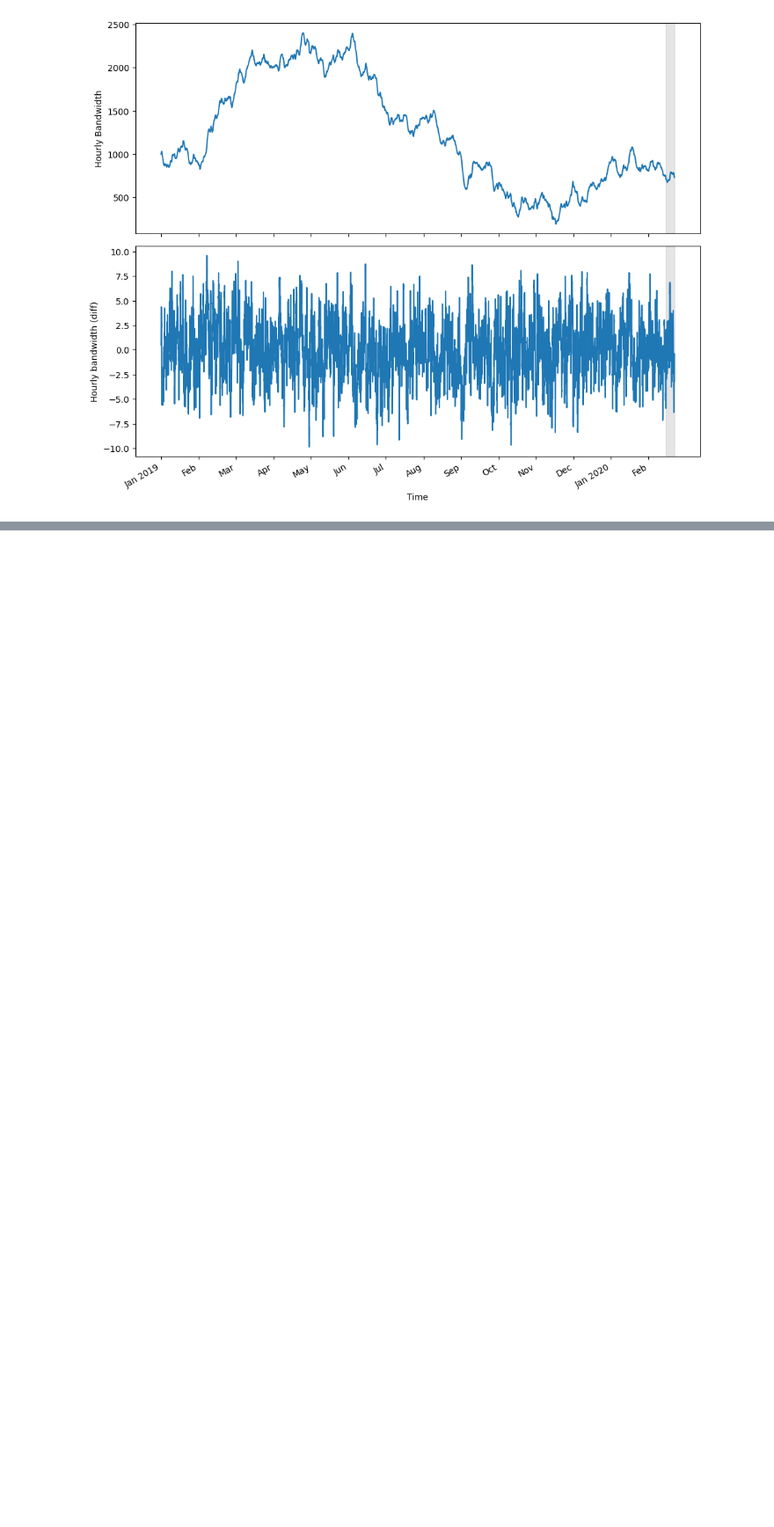
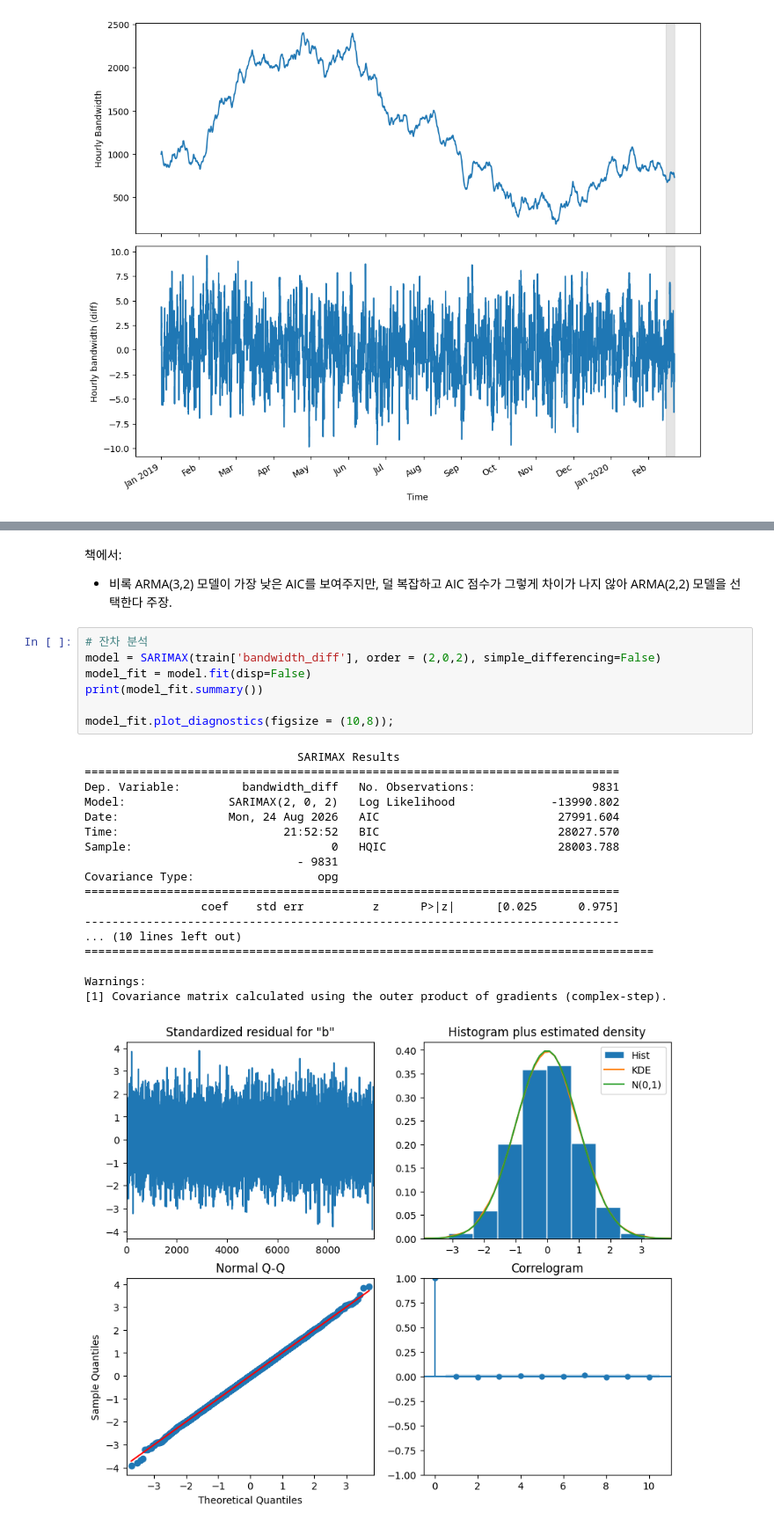
Before and after one commit to mskcho00/TimeSeries-Self-Practice, a Jupyter notebook: 6_ARMA.ipynb, the cells around one changed output, grey strips where cells are left out. Shown at 88% size. Cells and saved outputs as stored; diff of their text form; blank space fills up the shorter version.

Commit message:
20260824 ARMA complete; ARIMA enter

```diff
--- a/6_ARMA.ipynb
+++ b/6_ARMA.ipynb
@@ -453,0 +518,29 @@ plt.tight_layout()
+# %% [markdown]
+책에서:
+- 비록 ARMA(3,2) 모델이 가장 낮은 AIC를 보여주지만, 덜 복잡하고 AIC 점수가 그렇게 차이가 나지 않아 ARMA(2,2) 모델을 선택한다 주장.
+# %%
+# 잔차 분석
+model = SARIMAX(train['bandwidth_diff'], order = (2,0,2), simple_differencing=False)
+model_fit = model.fit(disp=False)
+print(model_fit.summary())
+
+model_fit.plot_diagnostics(figsize = (10,8));
+# %% [output]
+                               SARIMAX Results
+==============================================================================
+Dep. Variable:         bandwidth_diff   No. Observations:                 9831
+Model:               SARIMAX(2, 0, 2)   Log Likelihood              -13990.802
+Date:                Mon, 24 Aug 2026   AIC                          27991.604
+Time:                        21:52:52   BIC                          28027.570
+Sample:                             0   HQIC                         28003.788
+                               - 9831
+Covariance Type:                  opg
+==============================================================================
+                 coef    std err          z      P>|z|      [0.025      0.975]
+------------------------------------------------------------------------------
+... (10 lines left out)
+===================================================================================
+
+Warnings:
+[1] Covariance matrix calculated using the outer product of gradients (complex-step).
+[figure, added]
```
Also changed, not shown: parts of 20 cells of this notebook, 2 other files.
